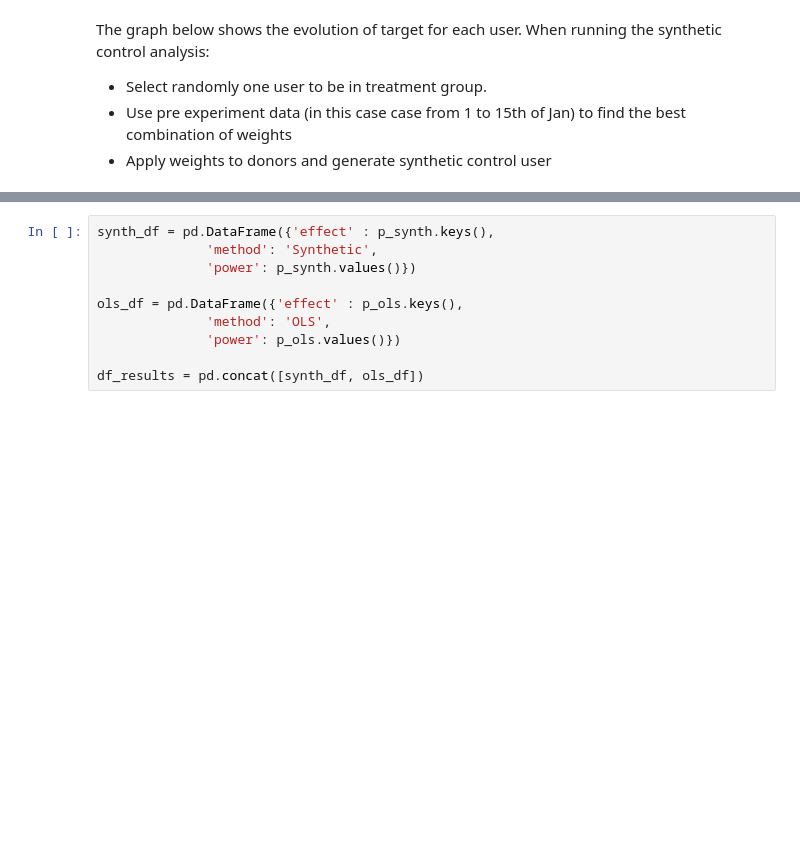
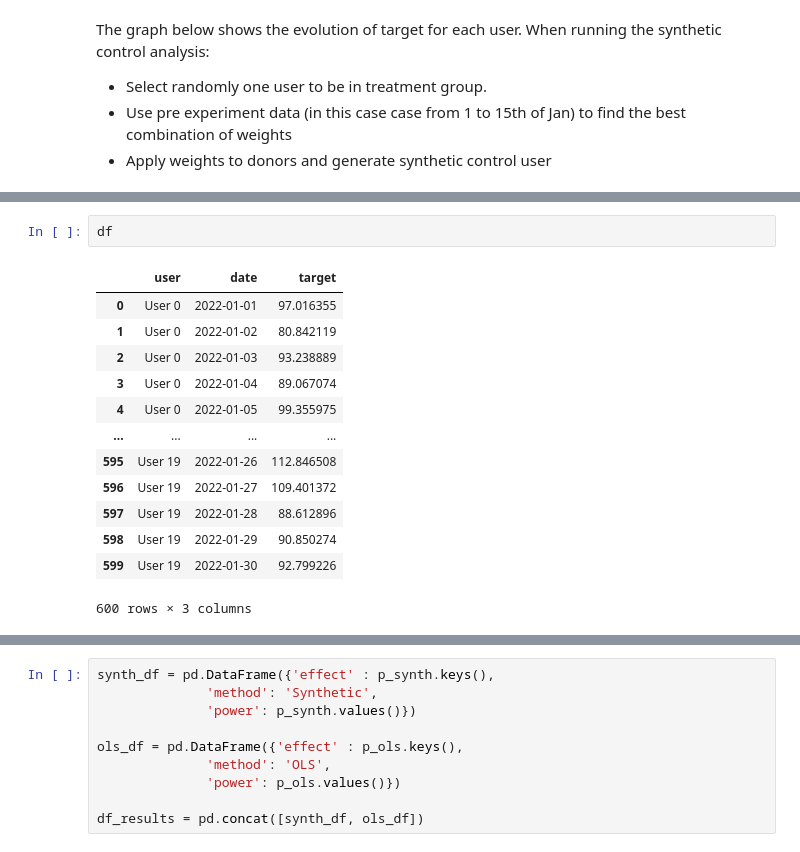
Before and after one commit to david26694/cluster-experiments, a Jupyter notebook: docs/synthetic_control.ipynb, the cells around one changed output, grey strips where cells are left out. Saved outputs shown, nothing was run; the diff lists cells and outputs as text; blank space fills up the shorter version.

```diff
--- a/docs/synthetic_control.ipynb
+++ b/docs/synthetic_control.ipynb
@@ -49 +54,17 @@ The graph below shows the evolution of target for each user. When running the sy
 <Figure Size: (1200 x 600)>
+# %%
+df
+# %% [output]
+|  | user | date | target |
+| 0 | User 0 | 2022-01-01 | 97.016355 |
+| 1 | User 0 | 2022-01-02 | 80.842119 |
+| 2 | User 0 | 2022-01-03 | 93.238889 |
+| 3 | User 0 | 2022-01-04 | 89.067074 |
+| 4 | User 0 | 2022-01-05 | 99.355975 |
+| ... | ... | ... | ... |
+| 595 | User 19 | 2022-01-26 | 112.846508 |
+| 596 | User 19 | 2022-01-27 | 109.401372 |
+| 597 | User 19 | 2022-01-28 | 88.612896 |
+| 598 | User 19 | 2022-01-29 | 90.850274 |
+| 599 | User 19 | 2022-01-30 | 92.799226 |
+600 rows × 3 columns
```
Also changed, not shown: parts of 16 cells of this notebook, 3 other files.
